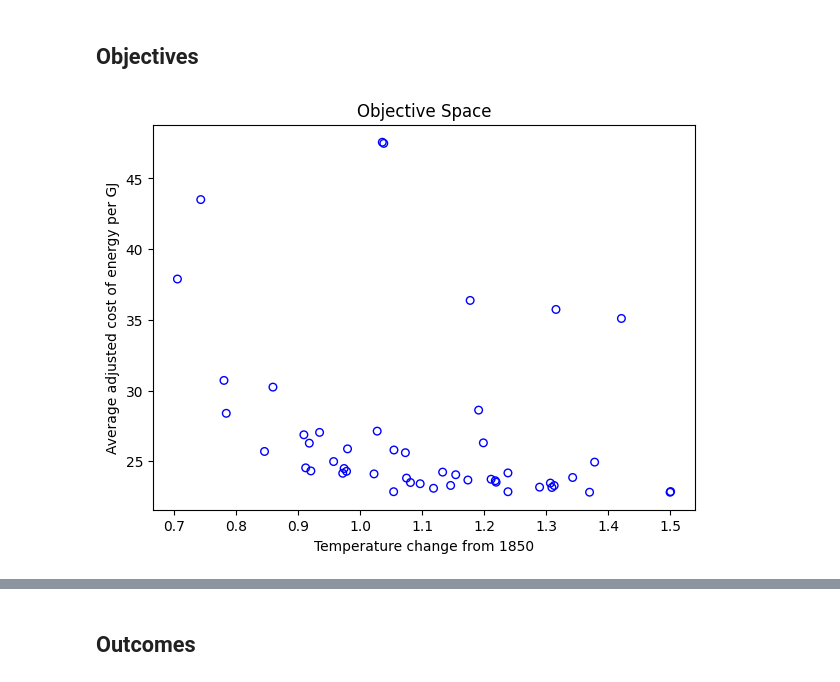
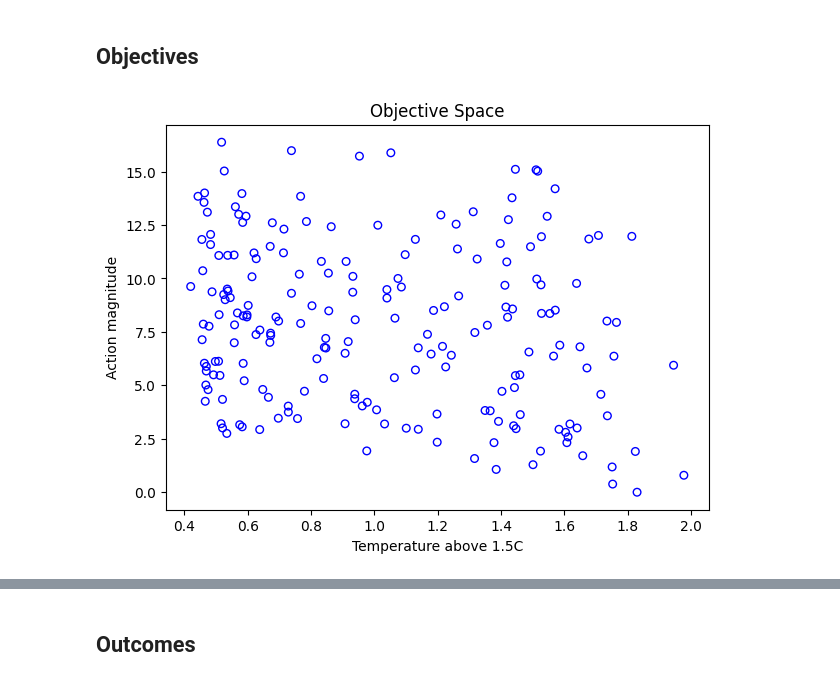
Before and after one commit to cognizant-ai-labs/en-roads-py, a Jupyter notebook: experiments/pymoo_analysis.ipynb, the cells around one changed output, grey strips where cells are left out. Saved outputs shown, nothing was run; the diff lists cells and outputs as text; code cells hidden in the pictures.

```diff
--- a/experiments/pymoo_analysis.ipynb
+++ b/experiments/pymoo_analysis.ipynb
@@ -15,14 +15,14 @@ from generate_url import actions_to_url
 # %% [markdown]
 ## Setup
 # %%
-save_path = "results/pymoo/firsttry"
+save_path = "results/pymoo/novelty"
 with open(save_path + "/config.json", 'r') as f:
     config = json.load(f)
 
 actions = config["actions"]
 outcomes = config["outcomes"]
 
-with open("results/pymoo/firsttry/results", 'rb') as f:
+with open(save_path + "/results", 'rb') as f:
     res = dill.load(f)
     print("Loaded Checkpoint:", res)
 
@@ -92,14 +92,15 @@ plt.show()
 # %% [markdown]
 ## Objectives
 # %%
+obj_idxs = (0, 5)
 plt.figure(figsize=(7, 5))
-plt.scatter(F[:, 0], F[:, 1], s=30, facecolors='none', edgecolors='blue')
+plt.scatter(F[:, obj_idxs[0]], F[:, obj_idxs[1]], s=30, facecolors='none', edgecolors='blue')
 plt.title("Objective Space")
-plt.xlabel("Temperature change from 1850")
-plt.ylabel("Average adjusted cost of energy per GJ")
+plt.xlabel(list(outcomes.keys())[obj_idxs[0]])
+plt.ylabel(list(outcomes.keys())[obj_idxs[1]])
 plt.show()
 # %% [output]
-[figure, old version]
+[figure, new version]
 # %%
 sample_idxs = set()
 for i in range(F.shape[1]):
```
Also changed, not shown: parts of 11 cells of this notebook, 16 other files.
